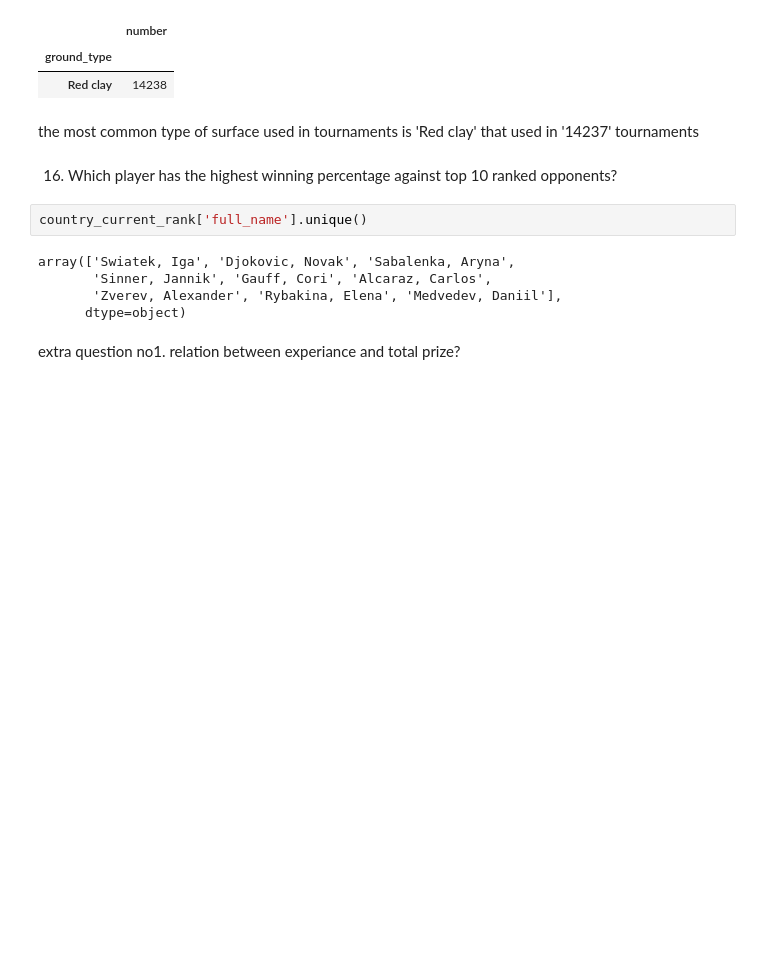
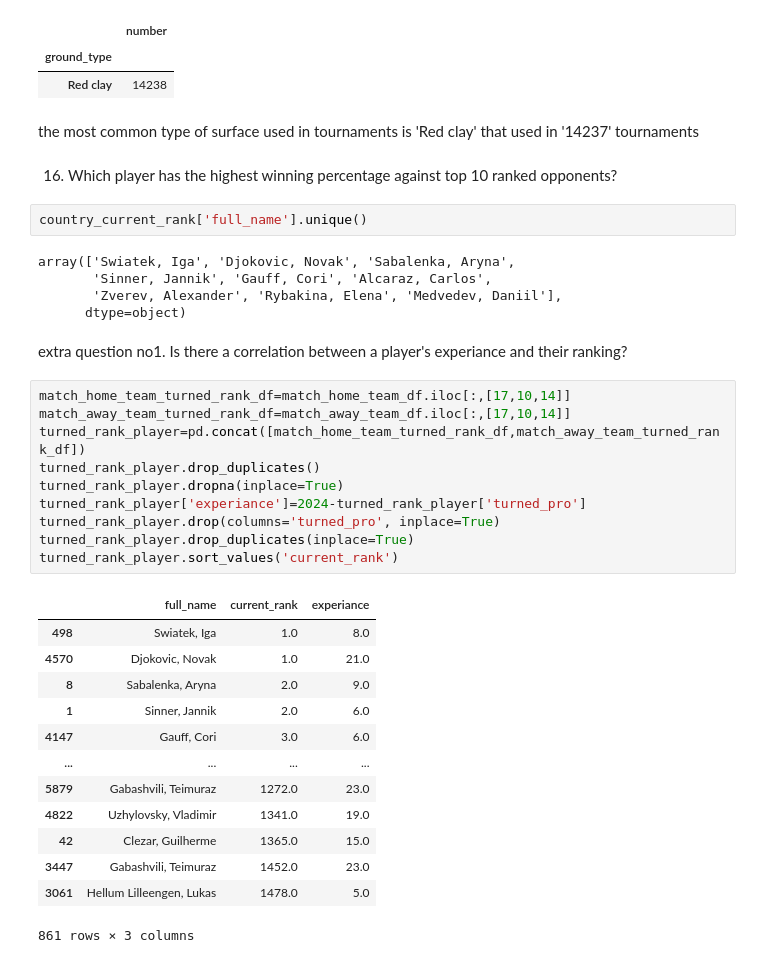
Before and after one commit to mahdieyehalavi/tennisMatchProject, a Jupyter notebook: part1.ipynb, the cells around one changed output. Cells and saved outputs as stored; diff of their text form; blank space fills up the shorter version.

```diff
--- a/part1.ipynb
+++ b/part1.ipynb
@@ -188,6 +197,30 @@ array(['Swiatek, Iga', 'Djokovic, Novak', 'Sabalenka, Aryna',
       dtype=object)
 # %% [markdown]
 extra question no1.
-relation between experiance and total prize?
+ Is there a correlation between a player's experiance and their ranking?
+# %%
+match_home_team_turned_rank_df=match_home_team_df.iloc[:,[17,10,14]]
+match_away_team_turned_rank_df=match_away_team_df.iloc[:,[17,10,14]]
+turned_rank_player=pd.concat([match_home_team_turned_rank_df,match_away_team_turned_rank_df])
+turned_rank_player.drop_duplicates()
+turned_rank_player.dropna(inplace=True)
+turned_rank_player['experiance']=2024-turned_rank_player['turned_pro']
+turned_rank_player.drop(columns='turned_pro', inplace=True)
+turned_rank_player.drop_duplicates(inplace=True)
+turned_rank_player.sort_values('current_rank')
+# %% [output]
+|  | full_name | current_rank | experiance |
+| 498 | Swiatek, Iga | 1.0 | 8.0 |
+| 4570 | Djokovic, Novak | 1.0 | 21.0 |
+| 8 | Sabalenka, Aryna | 2.0 | 9.0 |
+| 1 | Sinner, Jannik | 2.0 | 6.0 |
+| 4147 | Gauff, Cori | 3.0 | 6.0 |
+| ... | ... | ... | ... |
+| 5879 | Gabashvili, Teimuraz | 1272.0 | 23.0 |
+| 4822 | Uzhylovsky, Vladimir | 1341.0 | 19.0 |
+| 42 | Clezar, Guilherme | 1365.0 | 15.0 |
+| 3447 | Gabashvili, Teimuraz | 1452.0 | 23.0 |
+| 3061 | Hellum Lilleengen, Lukas | 1478.0 | 5.0 |
+861 rows × 3 columns
 # %% [markdown]
 extra question no2.
```
Also changed, not shown: parts of 13 cells of this notebook.
